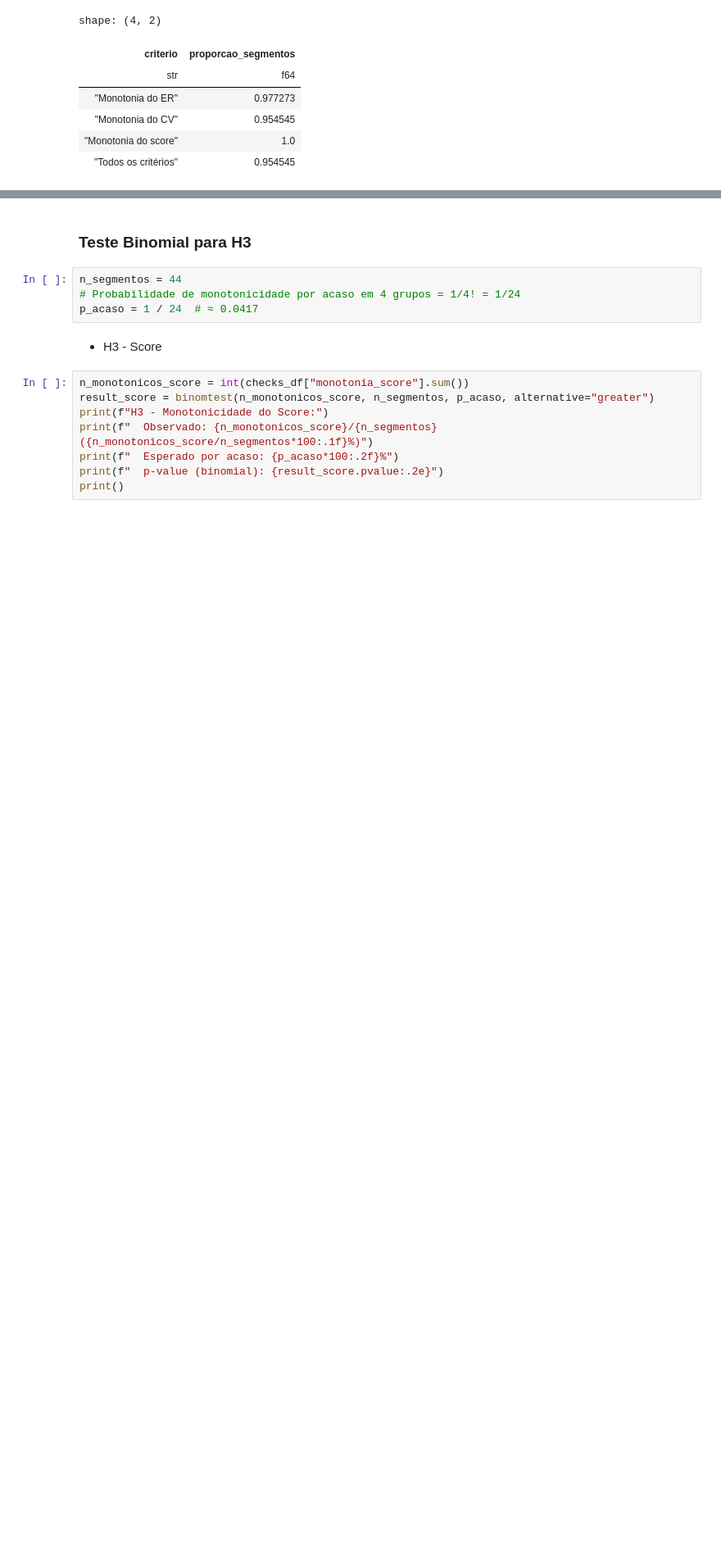
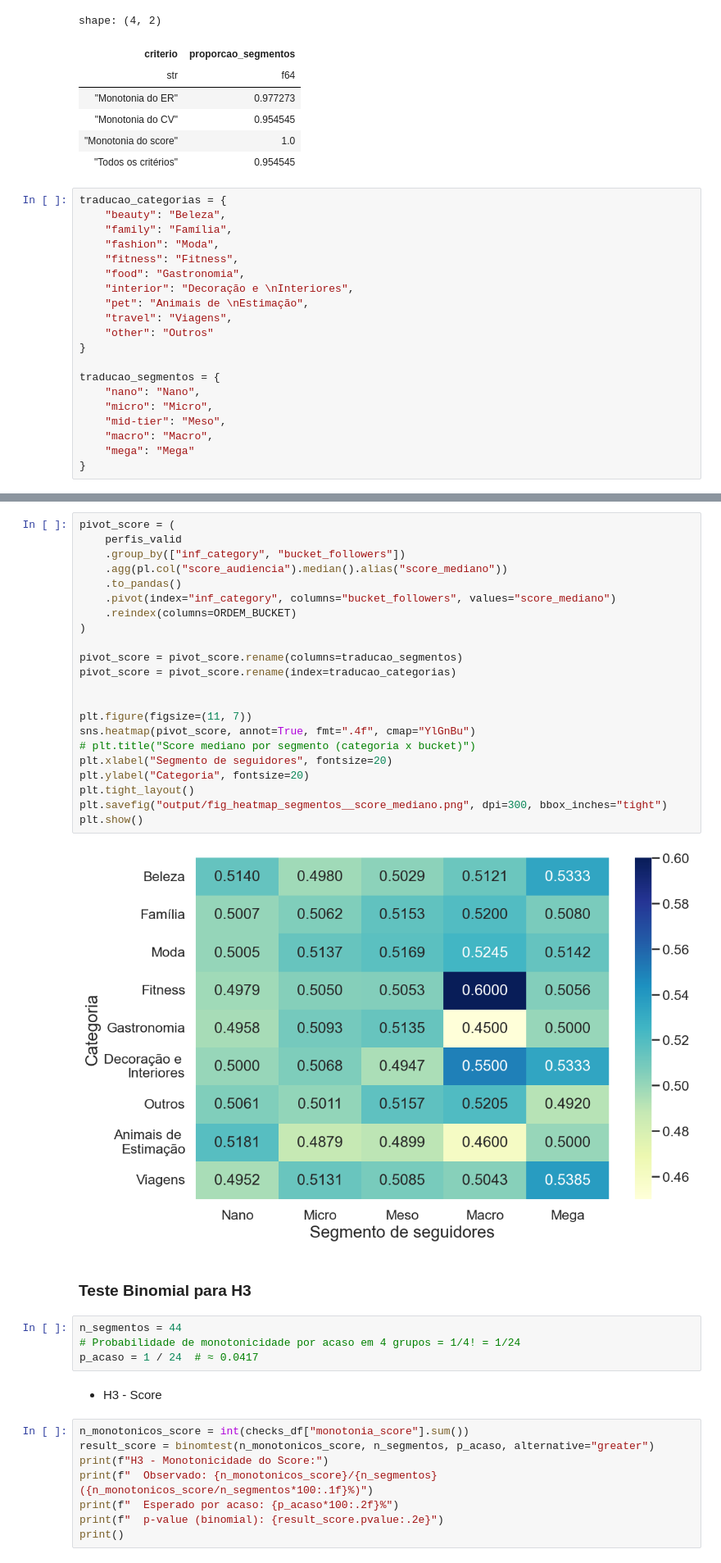
Before and after one commit to Davi-SC/audience-quality-score, a Jupyter notebook: validacao_hipoteses.ipynb, the cells around one changed output, grey strips where cells are left out. Shown at 82% size. Drawn from its saved outputs; the diff is of its cells as text; blank space fills up the shorter version.

```diff
--- a/validacao_hipoteses.ipynb
+++ b/validacao_hipoteses.ipynb
@@ -802,6 +848,26 @@ shape: (4, 2)
 | "Monotonia do CV" | 0.954545 |
 | "Monotonia do score" | 1.0 |
 | "Todos os critérios" | 0.954545 |
+# %%
+traducao_categorias = {
+    "beauty": "Beleza",
+    "family": "Família",
+    "fashion": "Moda",
+    "fitness": "Fitness",
+    "food": "Gastronomia",
+    "interior": "Decoração e \nInteriores",
+    "pet": "Animais de \nEstimação",
+    "travel": "Viagens",
+    "other": "Outros"
+}
+
+traducao_segmentos = {
+    "nano": "Nano",
+    "micro": "Micro",
+    "mid-tier": "Meso",
+    "macro": "Macro",
+    "mega": "Mega"
+}
 # %%
 pivot_score = (
     perfis_valid
@@ -825,3 +891,27 @@ plt.show()
+# %%
+pivot_score = (
+    perfis_valid
+    .group_by(["inf_category", "bucket_followers"])
+    .agg(pl.col("score_audiencia").median().alias("score_mediano"))
+    .to_pandas()
+    .pivot(index="inf_category", columns="bucket_followers", values="score_mediano")
+    .reindex(columns=ORDEM_BUCKET)
+)
+
+pivot_score = pivot_score.rename(columns=traducao_segmentos)
+pivot_score = pivot_score.rename(index=traducao_categorias)
+
+
+plt.figure(figsize=(11, 7))
+sns.heatmap(pivot_score, annot=True, fmt=".4f", cmap="YlGnBu")
+# plt.title("Score mediano por segmento (categoria x bucket)")
+plt.xlabel("Segmento de seguidores", fontsize=20)
+plt.ylabel("Categoria", fontsize=20)
+plt.tight_layout()
+plt.savefig("output/fig_heatmap_segmentos__score_mediano.png", dpi=300, bbox_inches="tight")
+plt.show()
+# %% [output]
+[figure, added]
 # %% [markdown]
 ### Teste Binomial para H3
 # %%
```
Also changed, not shown: parts of 8 cells of this notebook, 2 other files.
